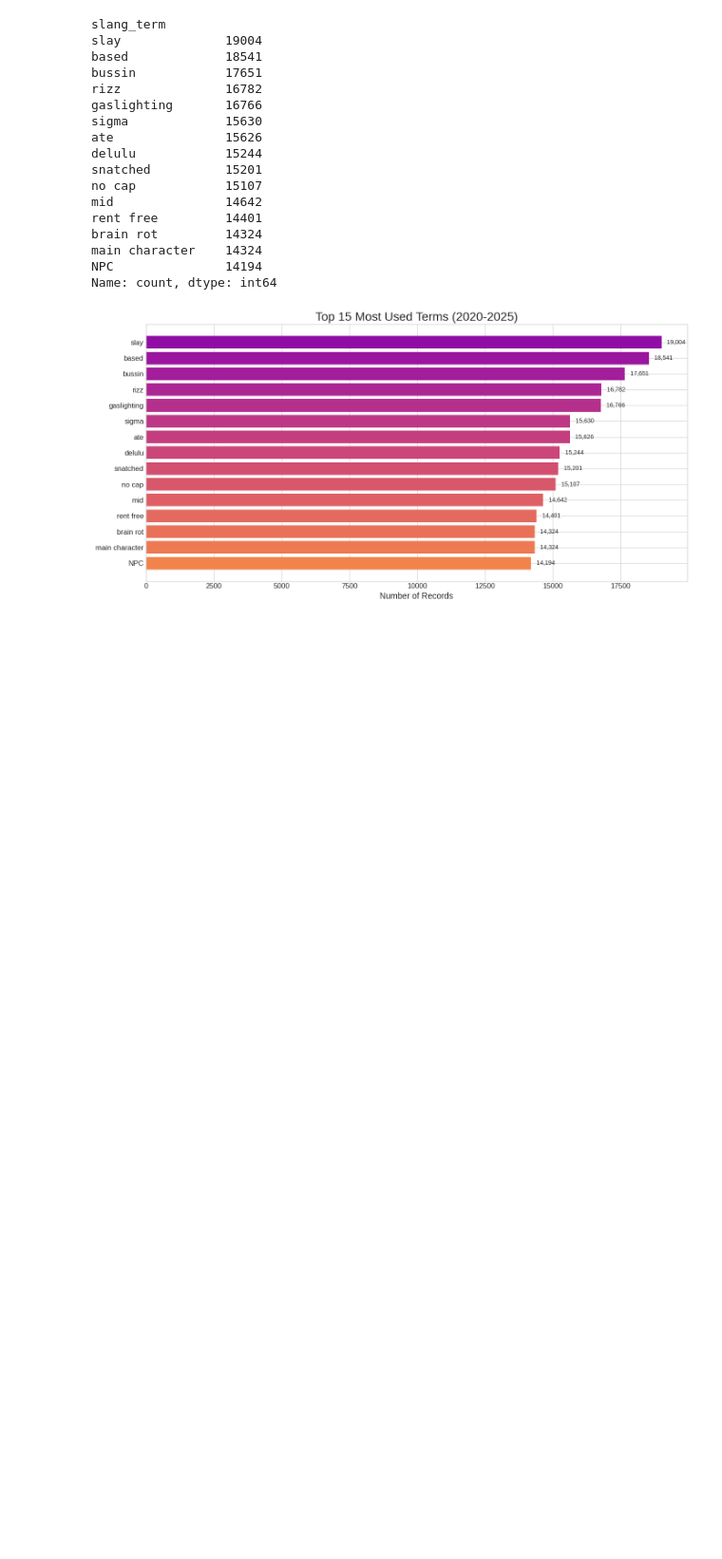
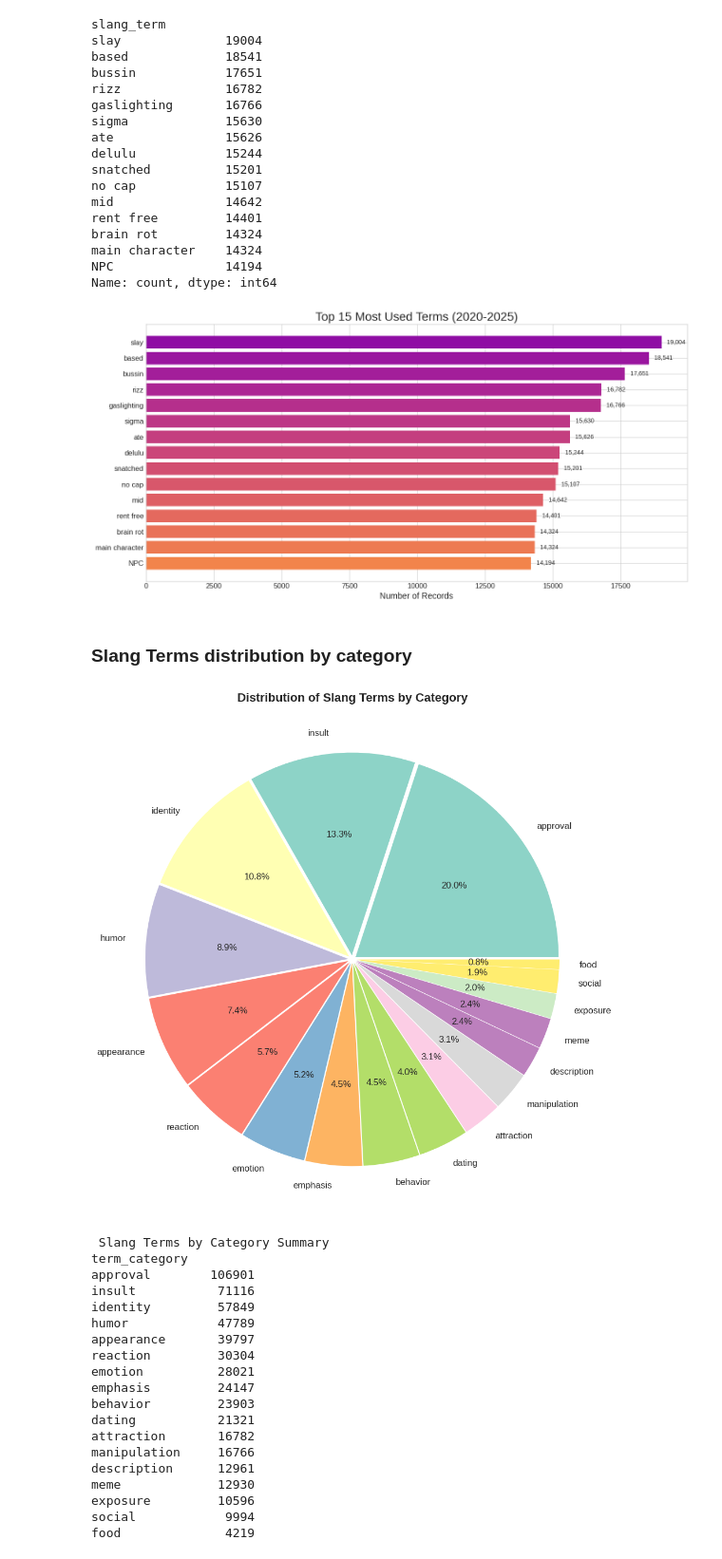
Before and after one commit to JKariithi/genzSlang, a Jupyter notebook: analysis.ipynb, the cells around one changed output. Shown at 95% size. Cells and saved outputs as stored; diff of their text form; code cells hidden in the pictures; blank space fills up the shorter version.

Commit message:
Slang terms by category

```diff
--- a/analysis.ipynb
+++ b/analysis.ipynb
@@ -97,3 +97,62 @@ plt.tight_layout()
 plt.show()
 # %% [output]
 [figure]
+# %% [markdown]
+### Slang Terms distribution by category
+# %%
+# counting the total number of records in each category
+category_counts = df['term_category'].value_counts()
+
+# Setting the figure size for the plot
+fig, ax = plt.subplots(figsize=(10,10))
+
+# Colors for the wedges (Qualitative colormaps)
+colors = plt.cm.Set3(np.linspace(0,1, len(category_counts)))
+
+# Creating the pie chart
+
+# defining sizes and names
+data = category_counts.values
+names = category_counts.index
+
+# spacing between each slice
+spacing = [0.02] * len(category_counts) # creates a list of the spacing
+
+# Shows the percentage of each slice
+percentage_format = '%1.1f%%'
+
+# Putting it all together to form the pie chart
+wedges, texts, autotext = ax.pie(
+    data,
+    labels=names,
+    autopct=percentage_format,
+    colors=colors,
+    explode=spacing
+)
+ax.set_title('Distribution of Slang Terms by Category', fontsize=16, fontweight='bold')
+plt.tight_layout() # adjust the padding so nothing is cut out
+plt.show()
+
+print("\n Slang Terms by Category Summary")
+print(category_counts.to_string()) # prints out the category counts in string format
+# %% [output]
+[figure, added]
+ Slang Terms by Category Summary
+term_category
+approval        106901
+insult           71116
+identity         57849
+humor            47789
+appearance       39797
+reaction         30304
+emotion          28021
+emphasis         24147
+behavior         23903
+dating           21321
+attraction       16782
+manipulation     16766
+description      12961
+meme             12930
+exposure         10596
+social            9994
+food              4219
```
Also changed, not shown: 1 other file.
